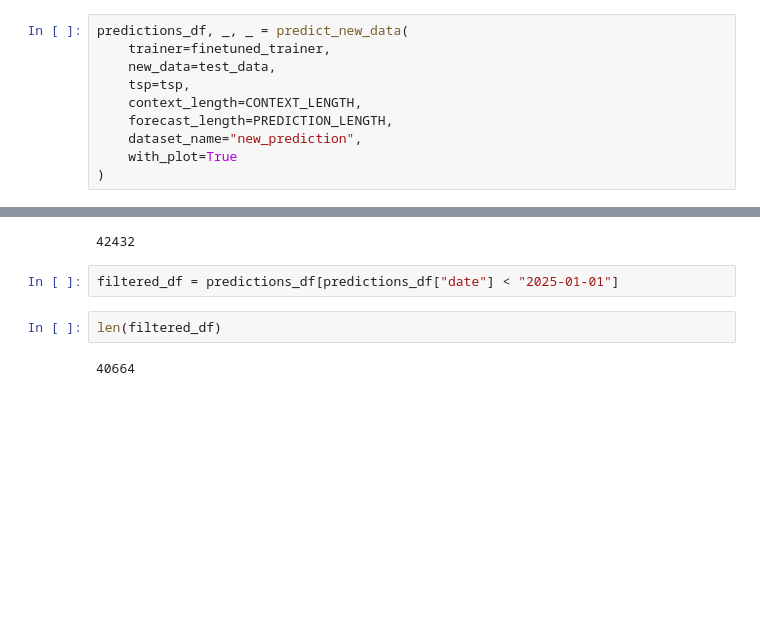
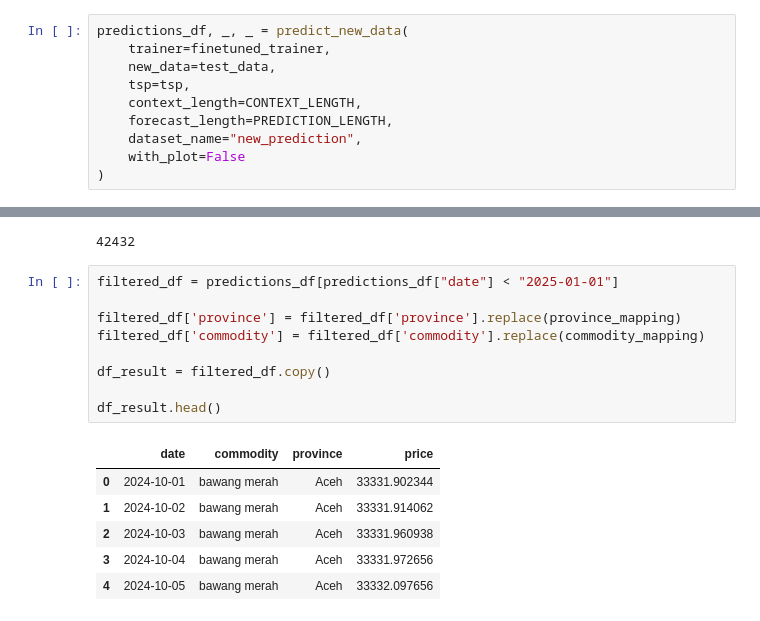
Before and after one commit to wllchrst/jwp-datavidia, a Jupyter notebook: t.ipynb, the cells around one changed output, grey strips where cells are left out. Drawn from its saved outputs; the diff is of its cells as text; blank space fills up the shorter version.

```diff
--- a/t.ipynb
+++ b/t.ipynb
@@ -548,7 +616,7 @@ predictions_df, _, _ = predict_new_data(
     context_length=CONTEXT_LENGTH,
     forecast_length=PREDICTION_LENGTH,
     dataset_name="new_prediction",
-    with_plot=True
+    with_plot=False
 )
 # %% [output]
 New data test dataset length: 442
@@ -574,7 +646,17 @@ len(predictions_df)
 42432
 # %%
 filtered_df = predictions_df[predictions_df["date"] < "2025-01-01"]
+
+filtered_df['province'] = filtered_df['province'].replace(province_mapping)
+filtered_df['commodity'] = filtered_df['commodity'].replace(commodity_mapping)
+
+df_result = filtered_df.copy()
+
+df_result.head()
+# %% [output]
+|  | date | commodity | province | price |
+| 0 | 2024-10-01 | bawang merah | Aceh | 33331.902344 |
+| 1 | 2024-10-02 | bawang merah | Aceh | 33331.914062 |
+| 2 | 2024-10-03 | bawang merah | Aceh | 33331.960938 |
+| 3 | 2024-10-04 | bawang merah | Aceh | 33331.972656 |
+| 4 | 2024-10-05 | bawang merah | Aceh | 33332.097656 |
-# %%
-len(filtered_df)
-# %% [output]
-40664
```
Also changed, not shown: parts of 12 cells of this notebook.
